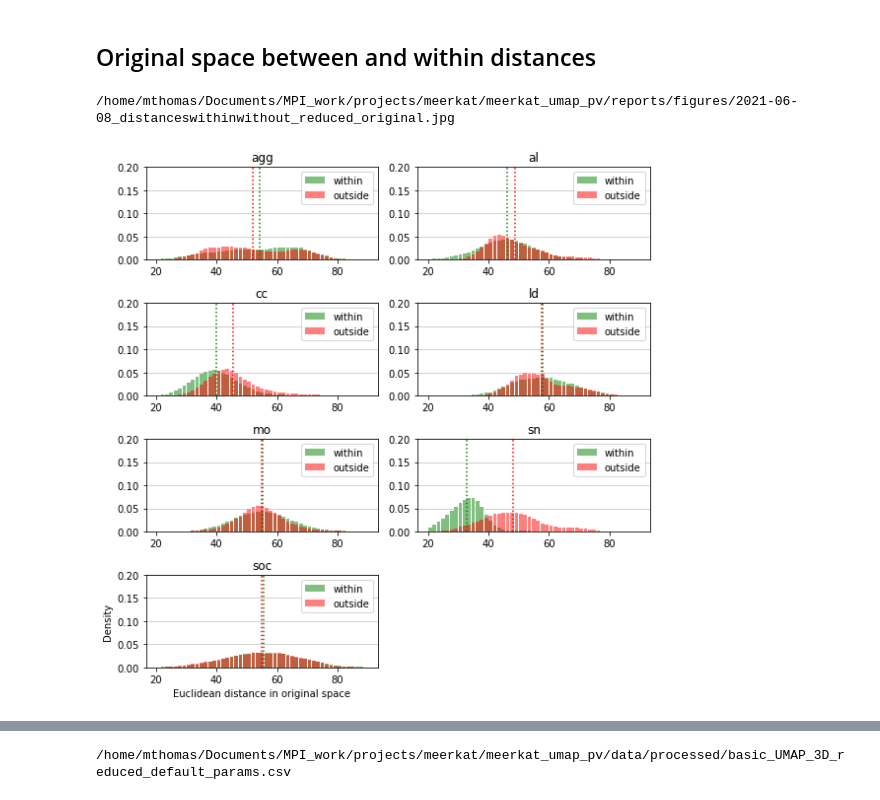
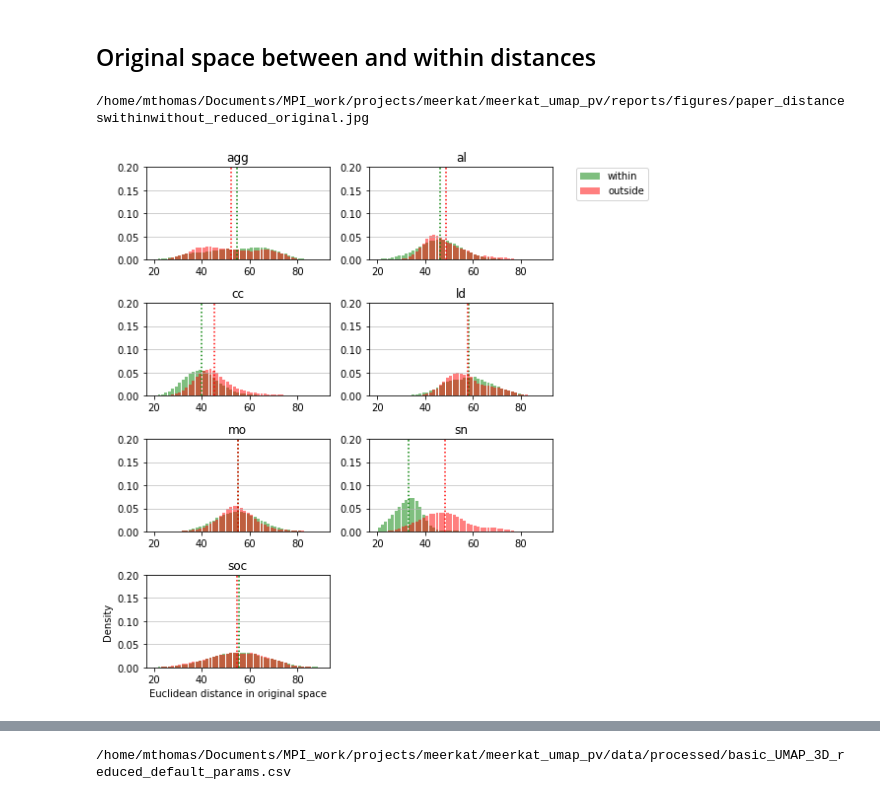
Before and after one commit to marathomas/meerkat_umap, a Jupyter notebook: notebooks/03_compare_with_highdim_space.ipynb, the cells around one changed output, grey strips where cells are left out. Drawn from its saved outputs; the diff is of its cells as text; code cells hidden in the pictures.

```diff
--- a/notebooks/03_compare_with_highdim_space.ipynb
+++ b/notebooks/03_compare_with_highdim_space.ipynb
@@ -239,34 +393,38 @@ for calltype in calltypes:
 
     n, bins, patches = plt.hist(x=other_dists[calltype], label="outside", density=True,
                               bins=np.linspace(xmin, xmax, nbins), color='red',
                               #bins='auto', color='red',
                               alpha=0.5, rwidth=0.85)
 
     plt.vlines(x=np.mean(other_dists[calltype]),ymin=0,ymax=0.5,color='red', linestyles='dotted')
 
     s, pval = scipy.stats.ttest_ind(self_dists[calltype],other_dists[calltype])
 
     if pval<0.01:
         pval = "p<0.01"
     else:
         pval = "p="+str(round(pval,2))
 
-    plt.legend()
+    if i==2:
+        plt.legend(loc='upper left', bbox_to_anchor=(1.1,1.05))
     plt.grid(axis='y', alpha=0.75)
     #plt.title(calltype+" ("+pval+")")
     plt.title(calltype)
     #plt.xlim(xmin,xmax)
     plt.ylim(0, 0.2)
     if i==len(calltypes):
         plt.ylabel('Density')
         plt.xlabel('Euclidean distance in original space')
 
     i=i+1
 
+#plt.subplot(4,2,i)
+#plt.legend()
+
 plt.tight_layout()
-outname=os.path.join(os.path.sep, FIGURES, 'distanceswithinwithout_reduced_original.jpg')
+outname=os.path.join(os.path.sep, FIGURES, 'paper_distanceswithinwithout_reduced_original.jpg')
 print(outname)
 plt.savefig(outname)
 # %% [output]
-/home/mthomas/Documents/MPI_work/projects/meerkat/meerkat_umap_pv/reports/figures/2021-06-08_distanceswithinwithout_reduced_original.jpg
+/home/mthomas/Documents/MPI_work/projects/meerkat/meerkat_umap_pv/reports/figures/paper_distanceswithinwithout_reduced_original.jpg
-[figure, old version]
+[figure, new version]
```
Also changed, not shown: parts of 39 cells of this notebook, 26 other files.
